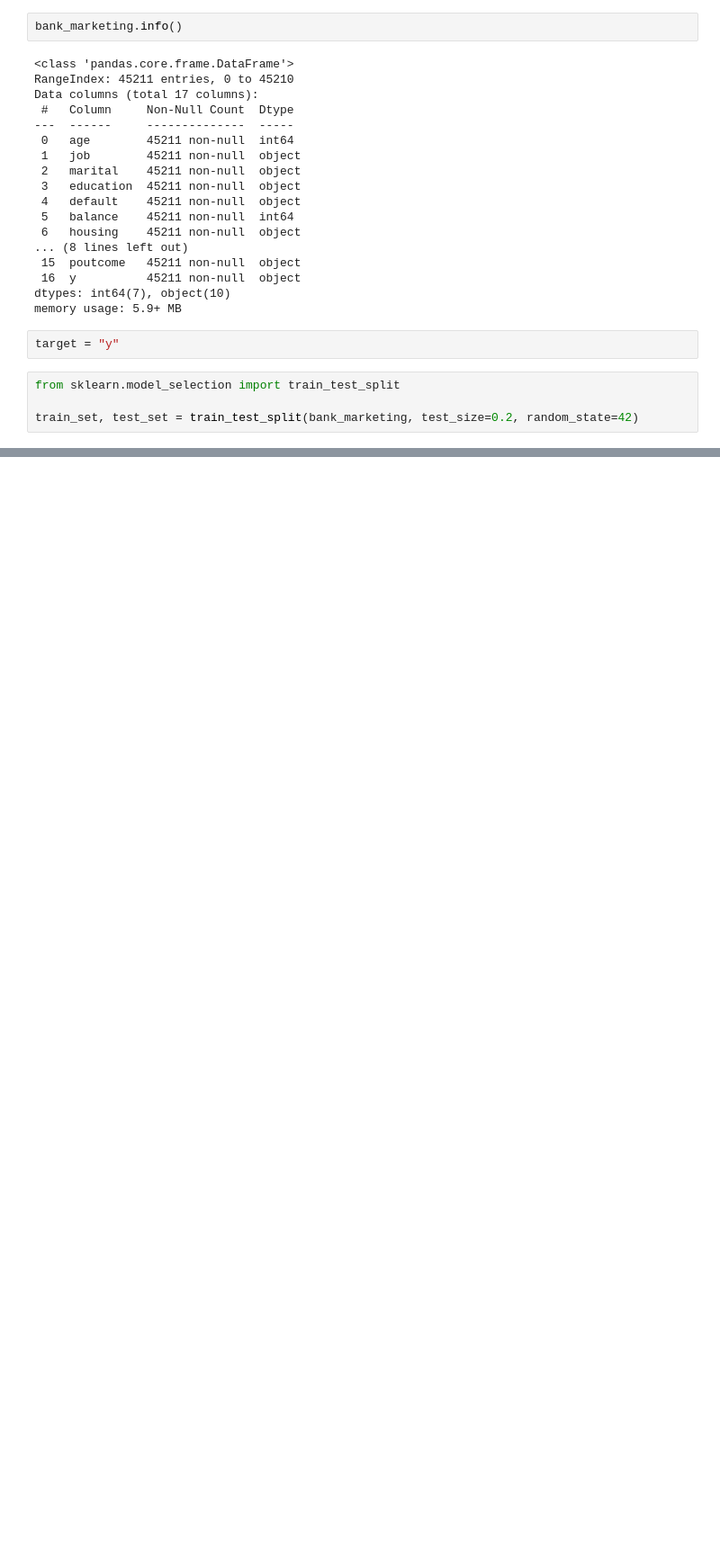
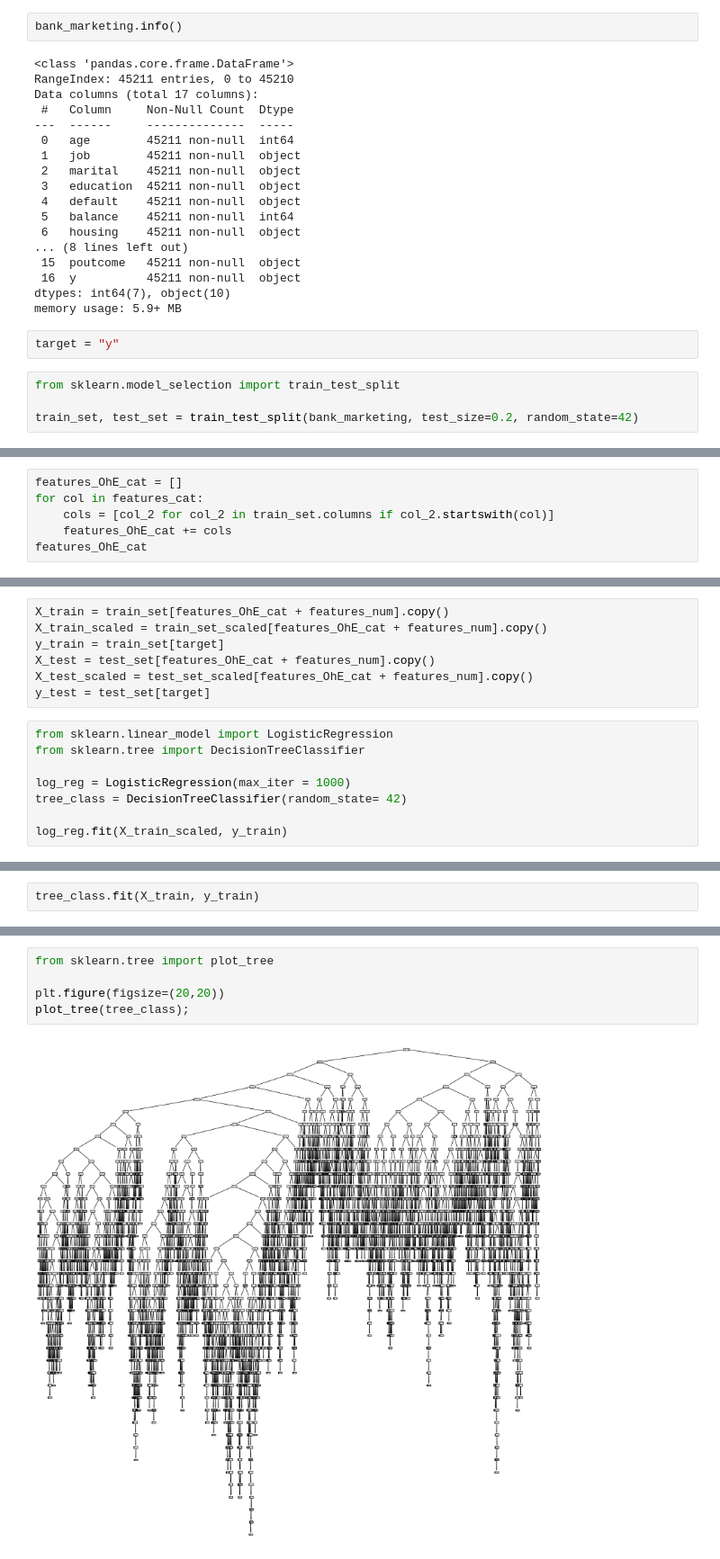
Before and after one commit to enax93/ONLINE_DS_THEBRIDGE_EmmaCollado, a Jupyter notebook: 04_Machine_Learning/Sprint_13/Unidad_01/Practica_Obligatoria/18_Practica_Obligatoria_Arboles_de_Decisión_y_Ajuste_de_hiperparámetros.ipynb, the cells around one changed output, grey strips where cells are left out. Shown at 90% size. Saved outputs shown, nothing was run; the diff lists cells and outputs as text; blank space fills up the shorter version.

```diff
--- a/04_Machine_Learning/Sprint_13/Unidad_01/Practica_Obligatoria/18_Practica_Obligatoria_Arboles_de_Decisión_y_Ajuste_de_hiperparámetros.ipynb
+++ b/04_Machine_Learning/Sprint_13/Unidad_01/Practica_Obligatoria/18_Practica_Obligatoria_Arboles_de_Decisión_y_Ajuste_de_hiperparámetros.ipynb
@@ -106,0 +182,6 @@ features_cat = train_set.select_dtypes()
+# %%
+features_OhE_cat = []
+for col in features_cat:
+    cols = [col_2 for col_2 in train_set.columns if col_2.startswith(col)]
+    features_OhE_cat += cols
+features_OhE_cat
@@ -106,0 +206,15 @@ features_cat = train_set.select_dtypes()
+# %%
+X_train = train_set[features_OhE_cat + features_num].copy()
+X_train_scaled = train_set_scaled[features_OhE_cat + features_num].copy()
+y_train = train_set[target]
+X_test = test_set[features_OhE_cat + features_num].copy()
+X_test_scaled = test_set_scaled[features_OhE_cat + features_num].copy()
+y_test = test_set[target]
+# %%
+from sklearn.linear_model import LogisticRegression
+from sklearn.tree import DecisionTreeClassifier
+
+log_reg = LogisticRegression(max_iter = 1000)
+tree_class = DecisionTreeClassifier(random_state= 42)
+
+log_reg.fit(X_train_scaled, y_train)
@@ -106,0 +236,2 @@ features_cat = train_set.select_dtypes()
+# %%
+tree_class.fit(X_train, y_train)
@@ -106,0 +288,7 @@ features_cat = train_set.select_dtypes()
+# %%
+from sklearn.tree import plot_tree
+
+plt.figure(figsize=(20,20))
+plot_tree(tree_class);
+# %% [output]
+[figure, added]
```
Also changed, not shown: parts of 21 cells of this notebook.
